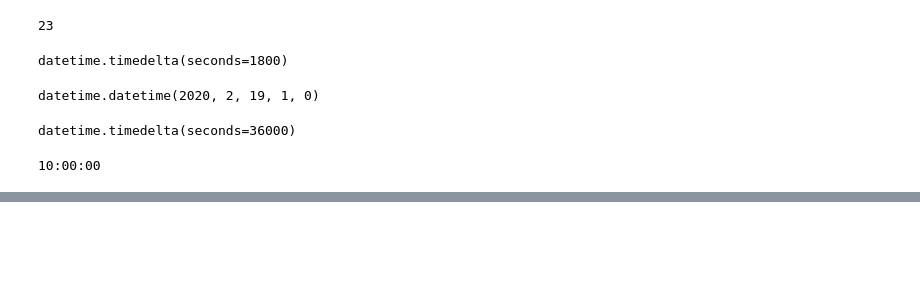
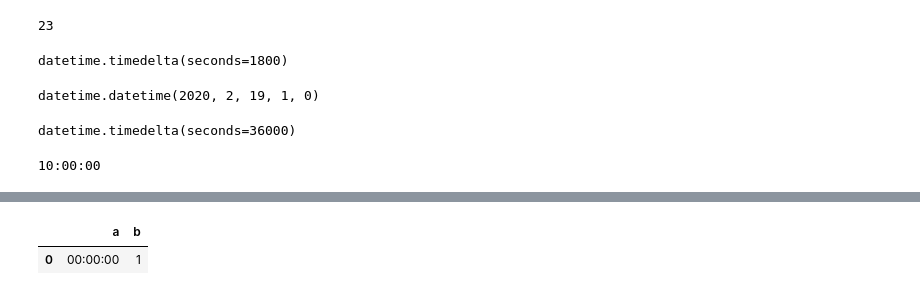
Before and after one commit to jjz17/DS4200-HW2, a Jupyter notebook: data_wrangling.ipynb, the cells around one changed output, grey strips where cells are left out. Drawn from its saved outputs; the diff is of its cells as text; code cells hidden in the pictures; blank space fills up the shorter version.

Commit message:
Uploaded most recent cleaned data

```diff
--- a/data_wrangling.ipynb
+++ b/data_wrangling.ipynb
@@ -289,5 +293,9 @@ sleep_times(data['Bed Time'], data['Wake Time'])
 # %%
-pd.DataFrame({'a': [(datetime.min + timedelta(seconds=36000)).time()], 'b' : [1]})
+# pd.DataFrame({'a': [(datetime.min + timedelta(seconds=36000)).time()], 'b' : [1]})
+pd.DataFrame({'a': [(datetime.min).time()], 'b' : [1]})
+# %% [output]
+|  | a | b |
+| 0 | 00:00:00 | 1 |
 # %%
 data['Bed Time'].iloc[0] - data['Wake Time'].iloc[0]
 # %%
```
Also changed, not shown: parts of 3 cells of this notebook, 1 other file.
